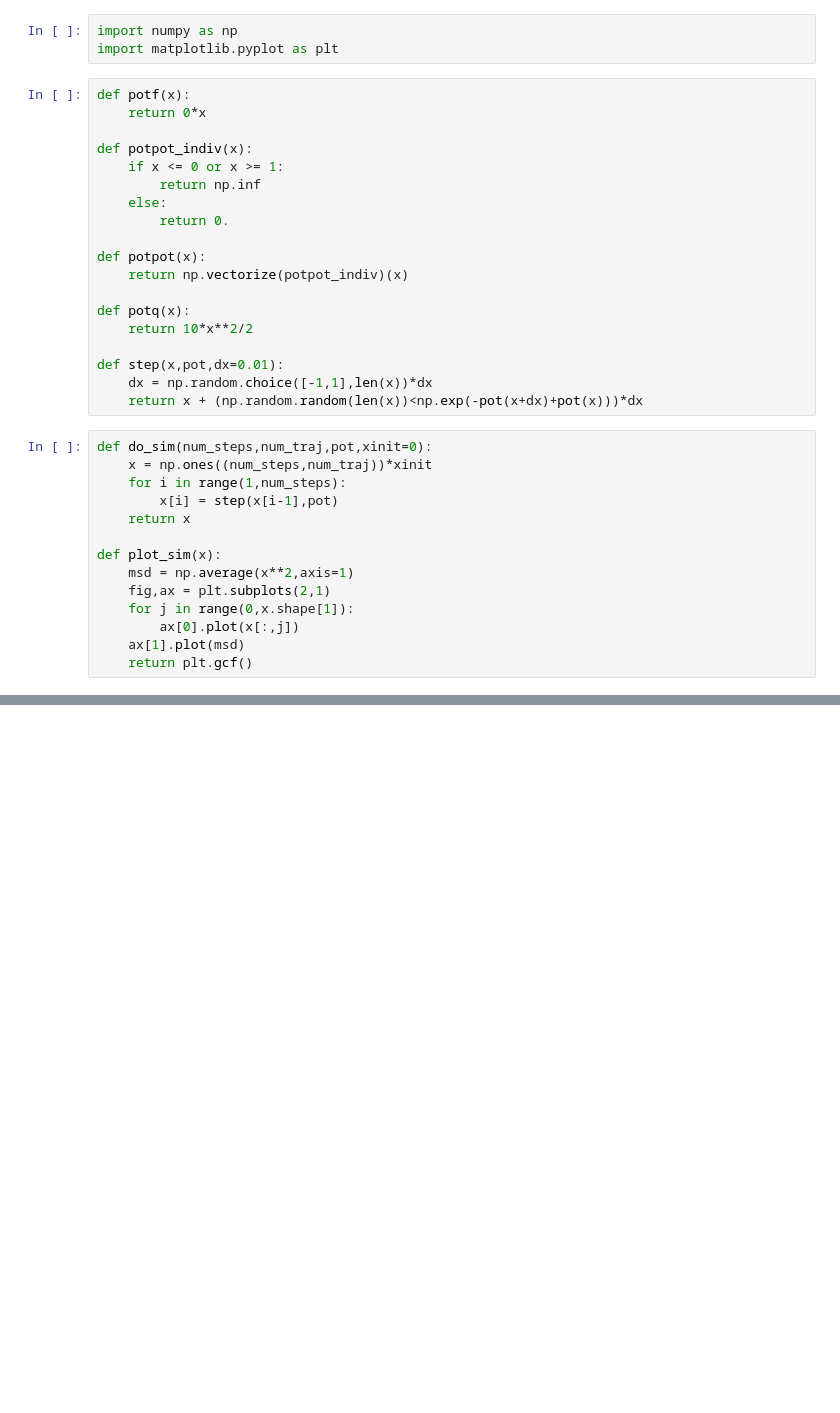
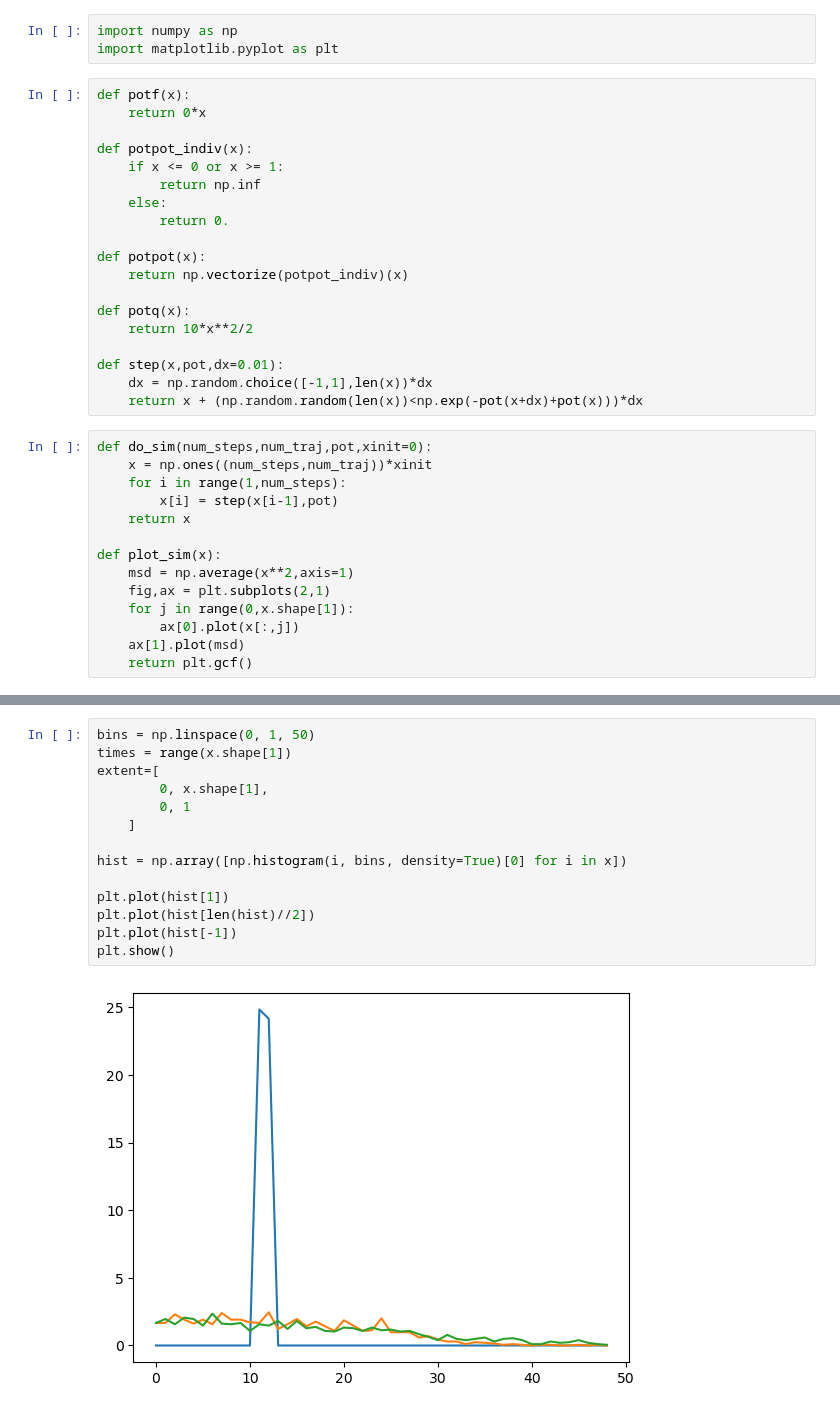
Before and after one commit to leoole100/fp2, a Jupyter notebook: 04 montecarlo/scripts/02 potential well.ipynb, the cells around one changed output, grey strips where cells are left out. Saved outputs shown, nothing was run; the diff lists cells and outputs as text; blank space fills up the shorter version.

```diff
--- a/04 montecarlo/scripts/02 potential well.ipynb
+++ b/04 montecarlo/scripts/02 potential well.ipynb
@@ -69,0 +70,16 @@ ValueError: setting an array element with a sequence. The requested array has an
+# %%
+bins = np.linspace(0, 1, 50)
+times = range(x.shape[1])
+extent=[
+		0, x.shape[1],
+		0, 1
+	]
+
+hist = np.array([np.histogram(i, bins, density=True)[0] for i in x])
+
+plt.plot(hist[1])
+plt.plot(hist[len(hist)//2])
+plt.plot(hist[-1])
+plt.show()
+# %% [output]
+[figure, added]
```
Also changed, not shown: parts of 11 cells of this notebook.
